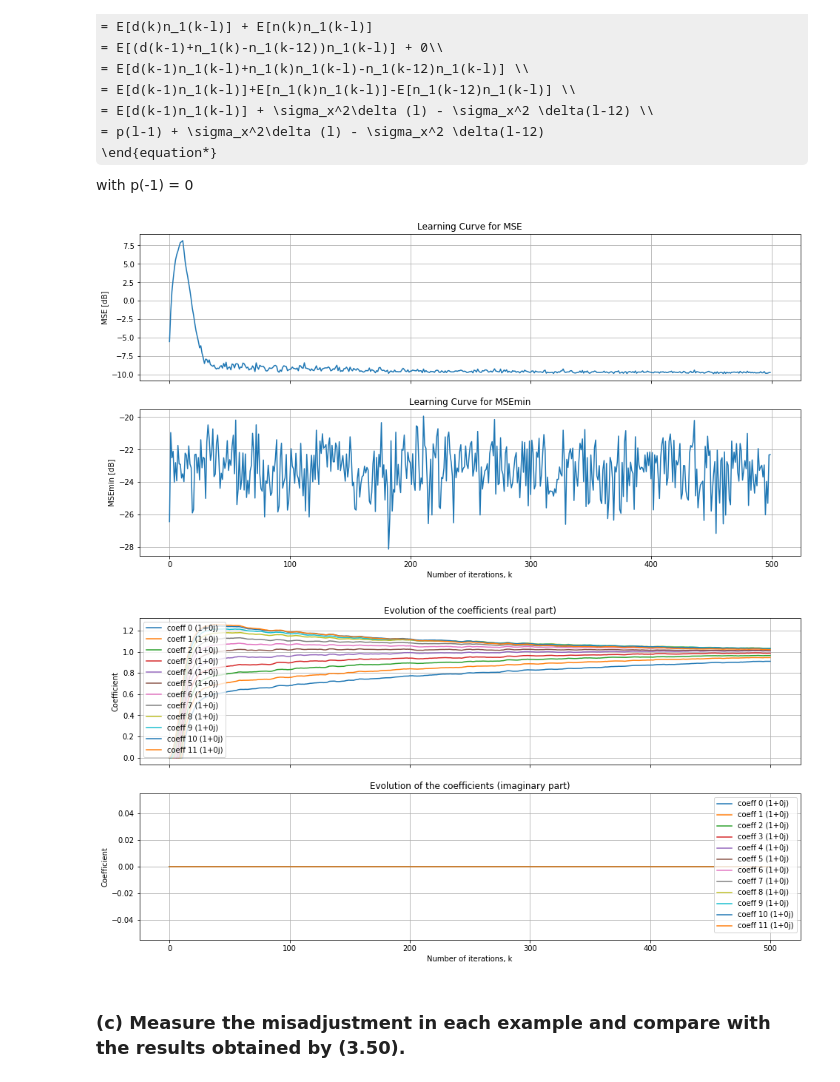
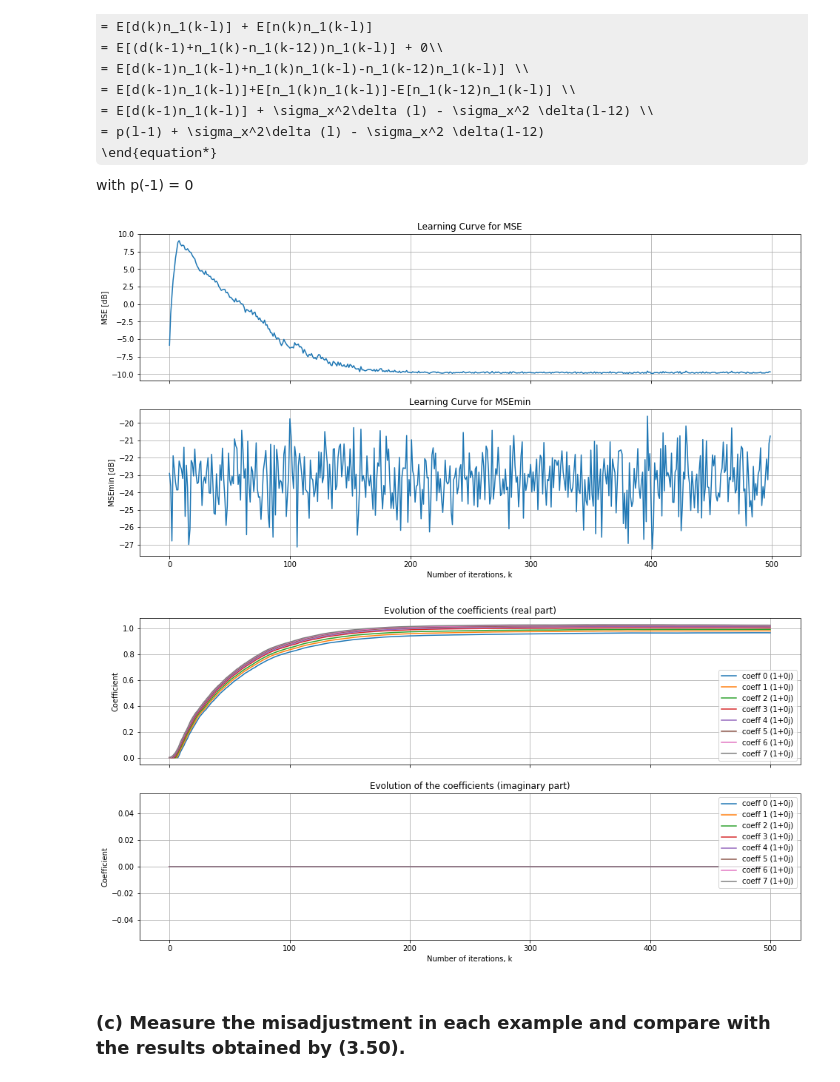
Before and after one commit to guedes-joaofelipe/adaptive-filtering, a Jupyter notebook: Notebooks/exercises_chap3.ipynb, the cells around one changed output. Cells and saved outputs as stored; diff of their text form; code cells hidden in the pictures; some formulas as TeX source.

```diff
--- a/Notebooks/exercises_chap3.ipynb
+++ b/Notebooks/exercises_chap3.ipynb
@@ -401,8 +401,8 @@ $R = \sigma_x^2 I_{N\times N} \rightarrow R^{-1} = \frac{1}{\sigma_x^2} I_{N\tim
 
 $0 < \mu < \frac{1}{\lambda_{max}} = \sigma_x^2 = 1$
 # %%
-output_filepath, N = './Outputs/Exercise_7/', 12
-# output_filepath, N = './Outputs/Exercise_8/', 8
+# output_filepath, N = './Outputs/Exercise_7/', 12
+output_filepath, N = './Outputs/Exercise_8/', 8
 sigma_x2 = 1
 sigma_n2 = 10e-3
 R = sigma_x2*np.eye(N)
@@ -460,38 +456,38 @@ K = 500   # number of iterations (signal length)
 W = np.ones([n_ensembles, K+1, N], dtype=complex)
 MSE = np.zeros([n_ensembles, K]) # MSE vector for each realization
 MSE_min = np.zeros([n_ensembles, K]) # Minimum MSE for each realization
-div = 10
+div = 50
 mu = mu_max/div
 
 for ensemble in np.arange(n_ensembles):
     d = np.zeros([K]) # Desired signal
     n = np.sqrt(sigma_n2/2)*(np.random.normal(size=K)) # Noise signal
     x = np.sqrt(sigma_x2/2)*(np.random.uniform(size=K))
 #     x = (np.random.uniform(size=K))
 #     x = sigma_x2*(x-x.mean())/np.sqrt(x.var())
 
     prefixed_x = np.append(np.zeros([N-1]), x)
     X_tapped = rolling_window(prefixed_x, N)
 
     for k in np.arange(K):
         d[k] = np.dot(np.conj(w_o), X_tapped[k]) + n[k]
 
     lms = LMS(step=mu, filter_order=N-1, init_coef=np.zeros([N]))
     lms.fit(d, x)
 
     W[ensemble] = lms.coef_vector
     MSE[ensemble] = MSE[ensemble] + np.absolute(lms.error_vector)**2
     MSE_min[ensemble] = MSE_min[ensemble] + np.absolute(n)**2
 
 W_av = np.sum(W, axis=0)/n_ensembles
 MSE_av = sum(MSE, 2)/n_ensembles
 MSEmin_av = np.sum(MSE_min, axis=0)/n_ensembles
 
 # Generating plots
 generate_learning_plots(K, N, MSE_av, MSEmin_av, W_av, w_o, output_filepath=output_filepath, algorithm='LMS_mu_' + str(div))
 # %% [output]
-[figure, old version]
+[figure, new version]
-[figure, old version]
+[figure, new version]
 # %% [markdown]
 ### (c) Measure the misadjustment in each example and compare with the results obtained by (3.50).
 # %%
```
Also changed, not shown: parts of 20 cells of this notebook, 18 other files.
